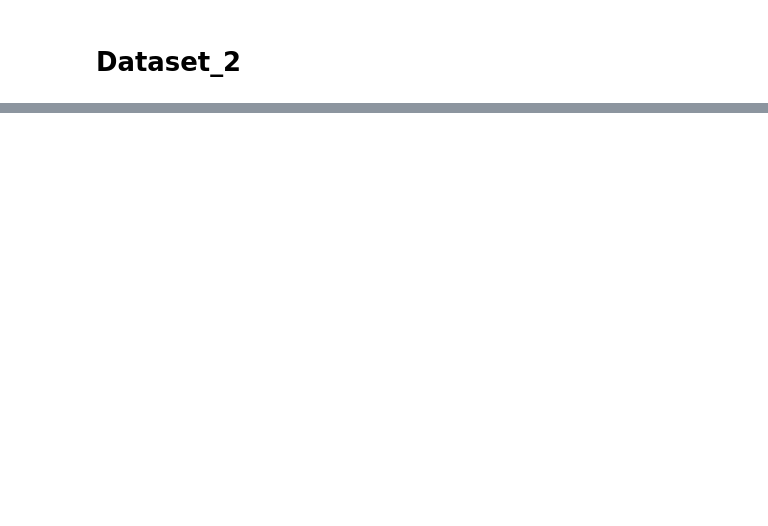
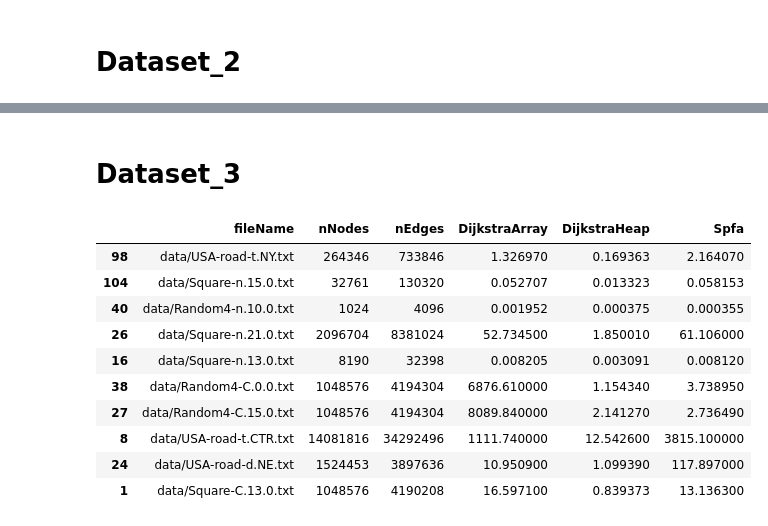
Before and after one commit to yzchen/shortest-path, a Jupyter notebook: shortest-path-cpp/output/Analysis.ipynb, the cells around one changed output, grey strips where cells are left out. Drawn from its saved outputs; the diff is of its cells as text; code cells hidden in the pictures; blank space fills up the shorter version.

```diff
--- a/shortest-path-cpp/output/Analysis.ipynb
+++ b/shortest-path-cpp/output/Analysis.ipynb
@@ -156,0 +159,18 @@ plt.show()
+# %% [markdown]
+# Dataset_3
+# %%
+data_path_3 = "./output_3.csv"
+data_3 = pd.read_csv(data_path_3)
+data_3.sample(frac=1).head(10)
+# %% [output]
+|  | fileName | nNodes | nEdges | DijkstraArray | DijkstraHeap | Spfa |
+| 98 | data/USA-road-t.NY.txt | 264346 | 733846 | 1.326970 | 0.169363 | 2.164070 |
+| 104 | data/Square-n.15.0.txt | 32761 | 130320 | 0.052707 | 0.013323 | 0.058153 |
+| 40 | data/Random4-n.10.0.txt | 1024 | 4096 | 0.001952 | 0.000375 | 0.000355 |
+| 26 | data/Square-n.21.0.txt | 2096704 | 8381024 | 52.734500 | 1.850010 | 61.106000 |
+| 16 | data/Square-n.13.0.txt | 8190 | 32398 | 0.008205 | 0.003091 | 0.008120 |
+| 38 | data/Random4-C.0.0.txt | 1048576 | 4194304 | 6876.610000 | 1.154340 | 3.738950 |
+| 27 | data/Random4-C.15.0.txt | 1048576 | 4194304 | 8089.840000 | 2.141270 | 2.736490 |
+| 8 | data/USA-road-t.CTR.txt | 14081816 | 34292496 | 1111.740000 | 12.542600 | 3815.100000 |
+| 24 | data/USA-road-d.NE.txt | 1524453 | 3897636 | 10.950900 | 1.099390 | 117.897000 |
+| 1 | data/Square-C.13.0.txt | 1048576 | 4190208 | 16.597100 | 0.839373 | 13.136300 |
```
Also changed, not shown: parts of 16 cells of this notebook, 12 other files.
